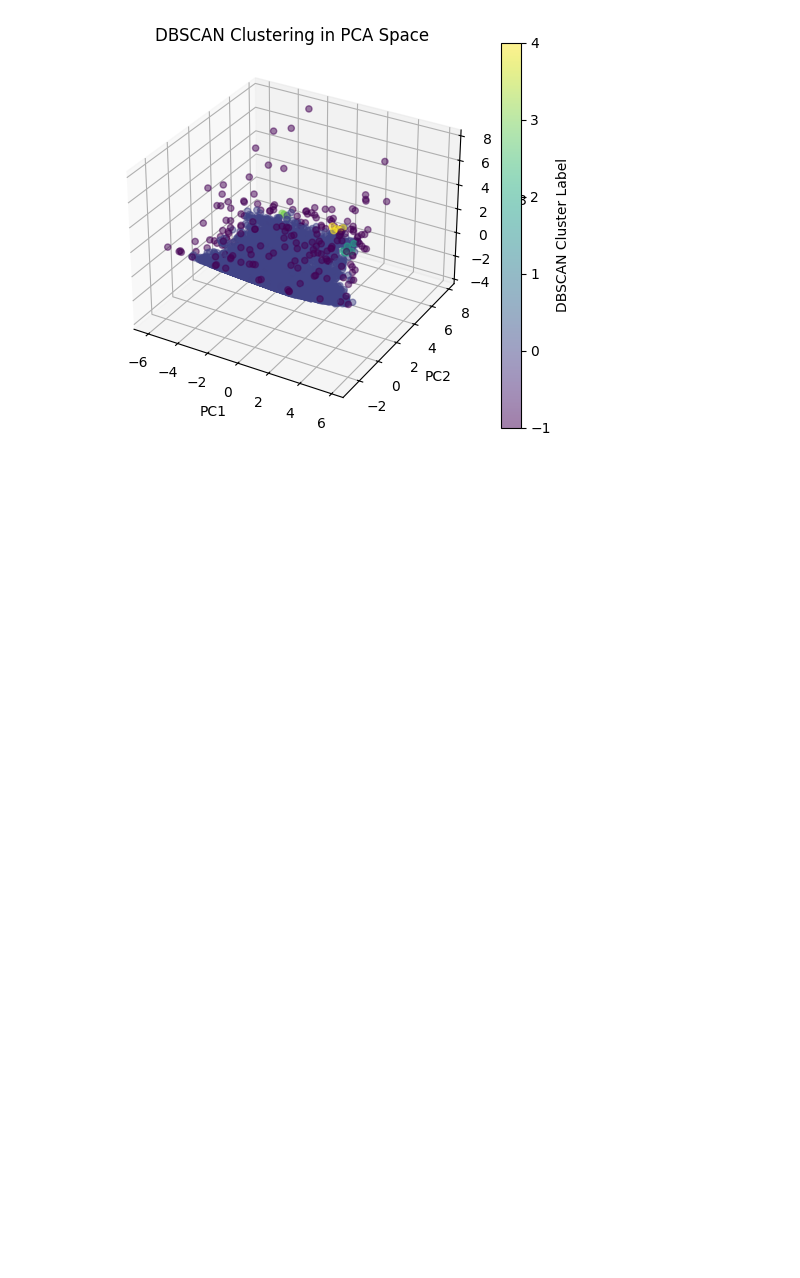
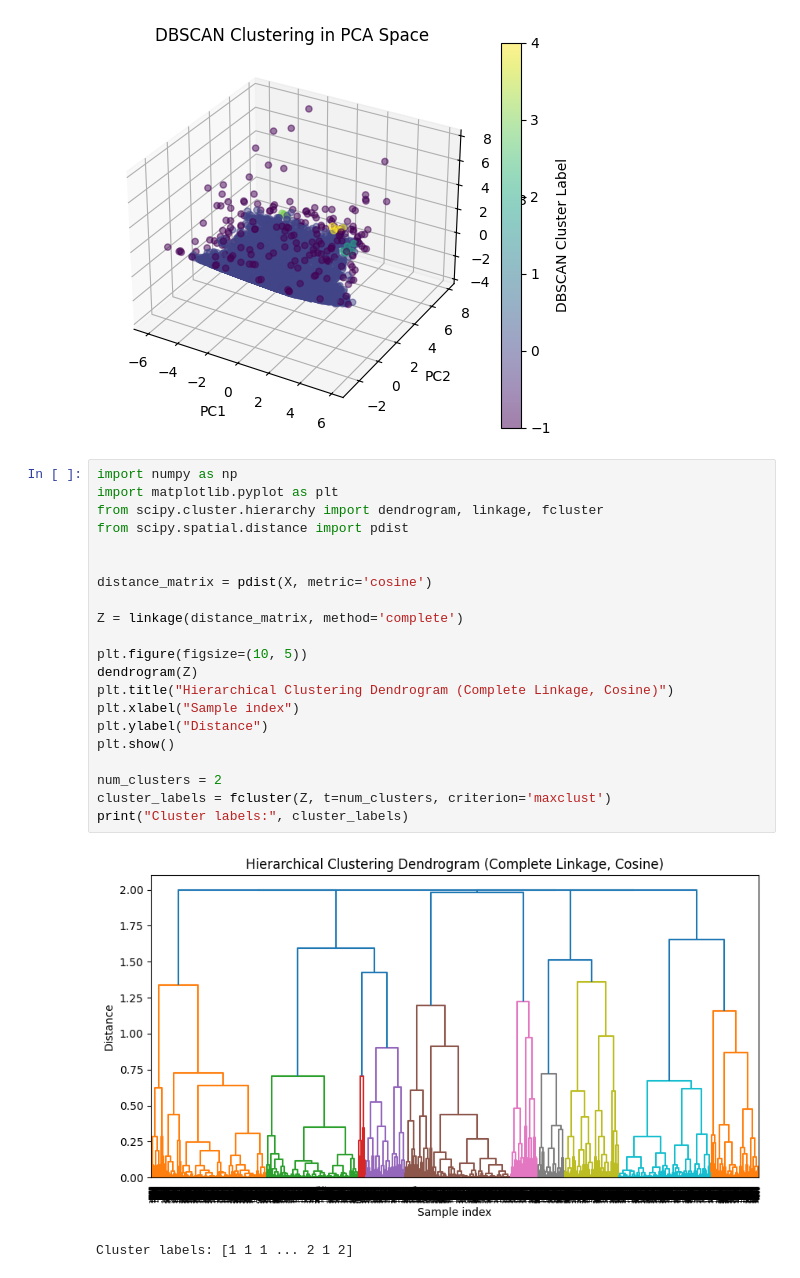
Before and after one commit to WiHi1131/Machine-Learning-Project, a Jupyter notebook: code/Clustering.ipynb, the cells around one changed output. Drawn from its saved outputs; the diff is of its cells as text; blank space fills up the shorter version.

```diff
--- a/code/Clustering.ipynb
+++ b/code/Clustering.ipynb
@@ -174,3 +174,27 @@ plt.show()
 DBSCAN found 5 clusters (excluding outliers).
 Number of outliers (label = -1): 247
 [figure]
+# %%
+import numpy as np
+import matplotlib.pyplot as plt
+from scipy.cluster.hierarchy import dendrogram, linkage, fcluster
+from scipy.spatial.distance import pdist
+
+
+distance_matrix = pdist(X, metric='cosine')
+
+Z = linkage(distance_matrix, method='complete')
+
+plt.figure(figsize=(10, 5))
+dendrogram(Z)
+plt.title("Hierarchical Clustering Dendrogram (Complete Linkage, Cosine)")
+plt.xlabel("Sample index")
+plt.ylabel("Distance")
+plt.show()
+
+num_clusters = 2
+cluster_labels = fcluster(Z, t=num_clusters, criterion='maxclust')
+print("Cluster labels:", cluster_labels)
+# %% [output]
+[figure, added]
+Cluster labels: [1 1 1 ... 2 1 2]
```
Also changed, not shown: 6 other files.
